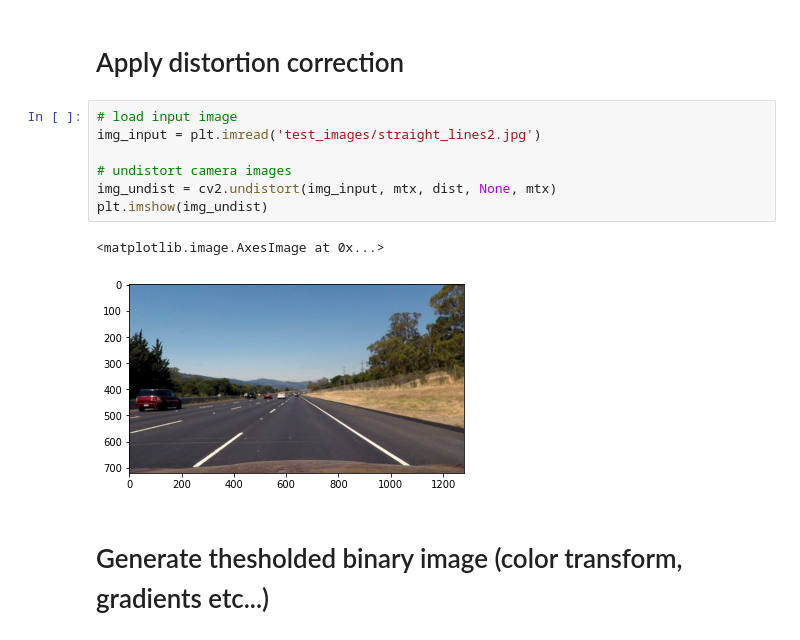
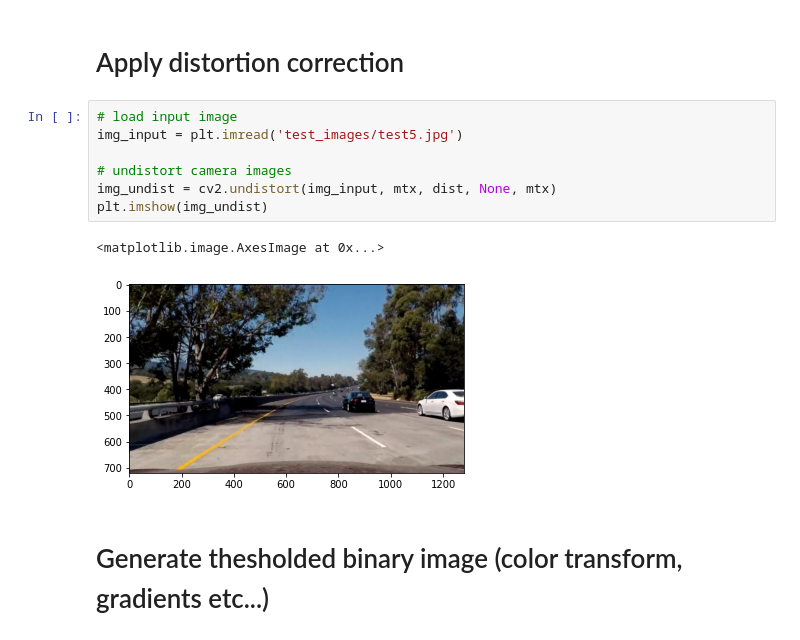
Before and after one commit to NicoBenndorf/Advanced-Lane-Detection, a Jupyter notebook: P2_CarND-Advanced-Lane-Lines.ipynb, the cells around one changed output. Cells and saved outputs as stored; diff of their text form.

```diff
--- a/P2_CarND-Advanced-Lane-Lines.ipynb
+++ b/P2_CarND-Advanced-Lane-Lines.ipynb
@@ -59,14 +62,14 @@ ret, mtx, dist, rvecs, tvecs  = cv2.calibrateCamera(objpoints, imgpoints, img_ca
 # Apply distortion correction
 # %%
 # load input image
-img_input = plt.imread('test_images/straight_lines2.jpg')
+img_input = plt.imread('test_images/test5.jpg')
 
 # undistort camera images
 img_undist = cv2.undistort(img_input, mtx, dist, None, mtx)
 plt.imshow(img_undist)
 # %% [output]
 <matplotlib.image.AxesImage at 0x...>
-[figure, old version]
+[figure, new version]
 # %% [markdown]
 # Generate thesholded binary image (color transform, gradients etc...)
 # %%
```
Also changed, not shown: parts of 10 cells of this notebook.
